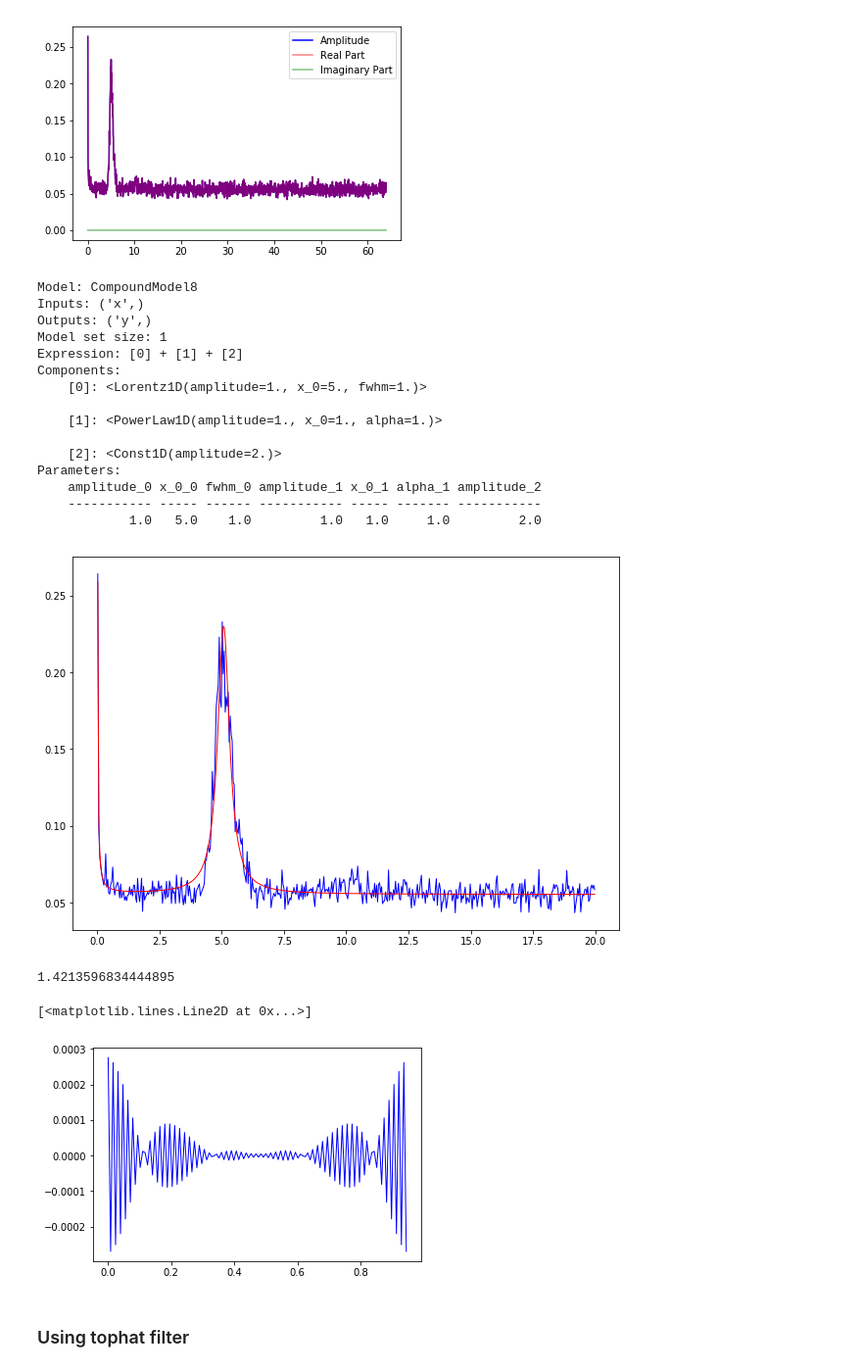
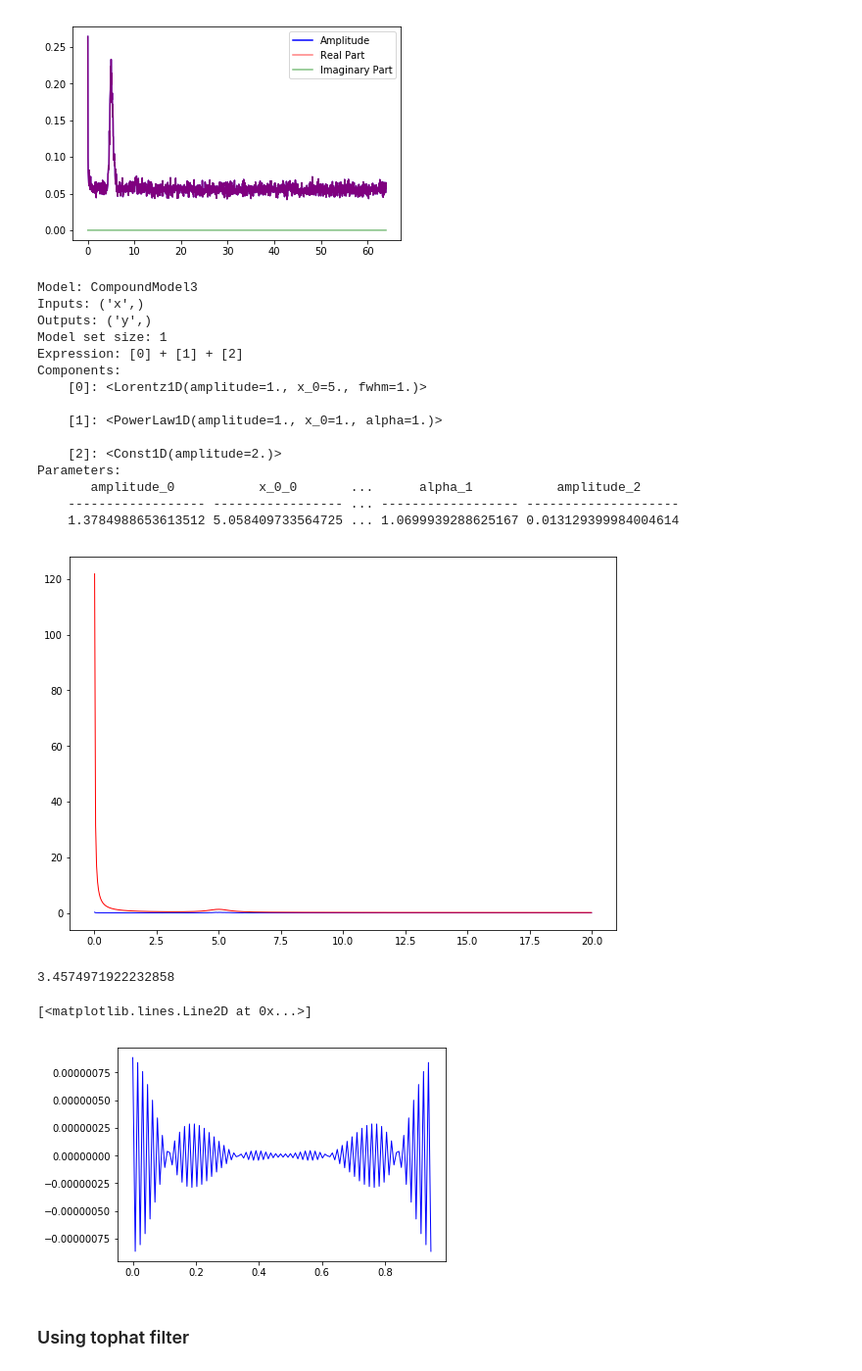
Before and after one commit to swapsha96/gsoc-learning, a Jupyter notebook: week3-4/Averaged Cross Spectrum.ipynb, the cells around one changed output. Shown at 98% size. Drawn from its saved outputs; the diff is of its cells as text; code cells hidden in the pictures.

```diff
--- a/week3-4/Averaged Cross Spectrum.ipynb
+++ b/week3-4/Averaged Cross Spectrum.ipynb
@@ -347,25 +343,25 @@ New df: 0.04 Hz
 # %%
-avg_ps_rebin = avg_ps.rebin(df=new_df)
-avg_ps_rebin.plot()
+new_df = get_new_df(ps)
+ps_rebin = ps.rebin(df=new_df)
+ps_rebin.plot()
 # %% [output]
 [figure]
 # %%
-n = len(avg_ps_rebin.freq)
+n = len(ps_rebin.freq)
 range_start = int(0 * n / 64)
 range_stop = int(20 * n / 64)
 
-model_to_test = models.Lorentz1D(x_0=5.) + models.PowerLaw1D() + models.Const1D(amplitude=2)
 print(model_to_test)
 
 t0 = [1.0, 5.0, 1.0, 1.0, 1.0, 1.0, 2.0]
-parest, ps_res = fit_powerspectrum(avg_ps_rebin, model_to_test, t0)
+parest, ps_res = fit_powerspectrum(ps_rebin, model_to_test, t0) # Here, model is same as before
 
 fig, ax1 = plt.subplots(1,1,figsize=(10,7))
-ax1.plot(avg_ps_rebin.freq[range_start:range_stop], avg_ps_rebin.power[range_start:range_stop], lw=1, color='blue')
-ax1.plot(avg_ps_rebin.freq[range_start:range_stop], ps_res.model(avg_ps_rebin.freq)[range_start:range_stop], lw=1, color='red')
+ax1.plot(ps_rebin.freq[range_start:range_stop], ps_rebin.power[range_start:range_stop], lw=1, color='blue')
+ax1.plot(ps_rebin.freq[range_start:range_stop], ps_res.model(ps_rebin.freq)[range_start:range_stop], lw=1, color='red')
 plt.show()
 # %% [output]
-Model: CompoundModel8
+Model: CompoundModel3
 Inputs: ('x',)
 Outputs: ('y',)
 Model set size: 1
@@ -377,10 +373,10 @@ Components:
 
     [2]: <Const1D(amplitude=2.)>
 Parameters:
-    amplitude_0 x_0_0 fwhm_0 amplitude_1 x_0_1 alpha_1 amplitude_2
-    ----------- ----- ------ ----------- ----- ------- -----------
-            1.0   5.0    1.0         1.0   1.0     1.0         2.0
+       amplitude_0           x_0_0       ...      alpha_1           amplitude_2
+    ------------------ ----------------- ... ------------------ --------------------
+    1.3784988653613512 5.058409733564725 ... 1.0699939288625167 0.013129399984004614
-[figure, old version]
+[figure, new version]
 # %%
 def get_rms_model(model, freq, optimal_filter=False):
     model_output = model(freq)
@@ -397,26 +393,23 @@ def get_rms_model(model, freq, optimal_filter=False):
     return model_output
 # %%
 model = ps_res.model
-pos_model = get_rms_model(model, avg_ps_rebin.freq, optimal_filter=True) # Note: Here, `optimal_filter` is set to True
+pos_model = get_rms_model(model, ps_rebin.freq, optimal_filter=True) # Note: Here, `optimal_filter` is set to True
 ref_band_rms = np.sqrt(np.sum(pos_model * avg_cs1.df)) # ps = Ref band power spectrum
 ref_band_rms
 # %% [output]
-1.4213596834444895
+3.4574971922232858
 # %%
-times = np.arange(0, len(filtered_abg_cs1_o)*dt, dt) # filtered avg. cs (using optimal filter)
-len(times)
-
 ccf = ifft(filtered_abg_cs1_o)
 ccf_real = ccf.real # taking the real part only
-ccf_real_norm = ccf_real * (2/n_bins/ref_band_rms) # absolute rms-squared normalisation
+ccf_real_norm_o = ccf_real * (2/n_bins/ref_band_rms) # absolute rms-squared normalisation
 # %%
-count_rate = ccf_real_norm/dt #here, dt is taken from metadata
+times = np.arange(0, len(ccf_real_norm_o)*dt, dt) # filtered avg. cs (using optimal filter)
 
 plt.figure()
-plt.plot(times, count_rate, lw=1, color='blue')
+plt.plot(times, ccf_real_norm_o, lw=1, color='blue')
 # %% [output]
 [<matplotlib.lines.Line2D at 0x...>]
-[figure, old version]
+[figure, new version]
 # %% [markdown]
 ### Using tophat filter
 # %%
```
Also changed, not shown: parts of 18 cells of this notebook.
